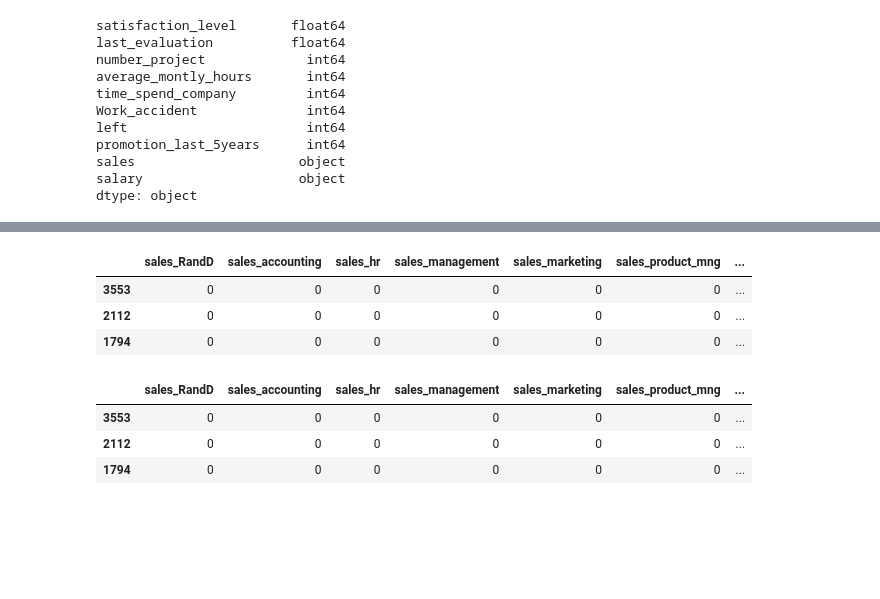
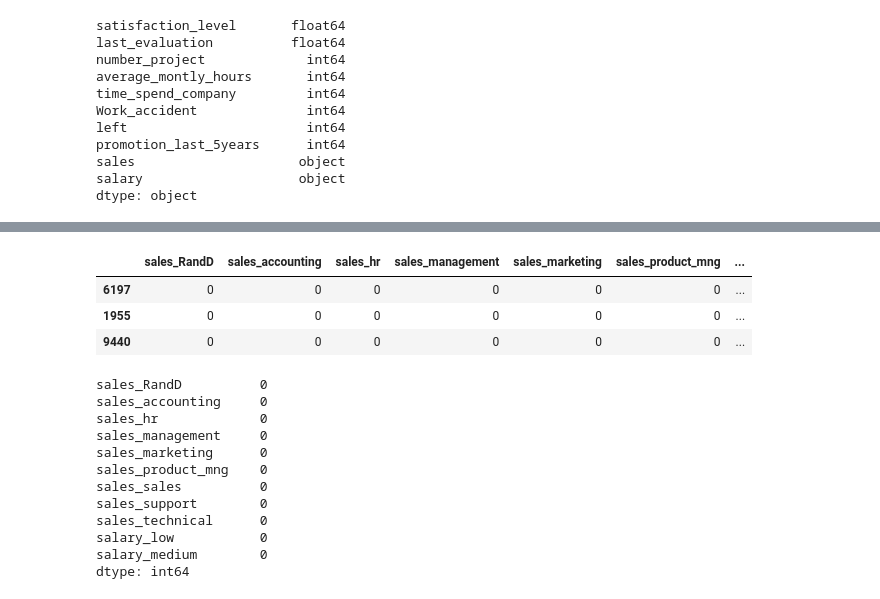
Before and after one commit to Mesterumit/Employee_Turnover_model, a Jupyter notebook: Employee_Turnover_App.ipynb, the cells around one changed output, grey strips where cells are left out. Saved outputs shown, nothing was run; the diff lists cells and outputs as text; code cells hidden in the pictures; blank space fills up the shorter version.

```diff
--- a/Employee_Turnover_App.ipynb
+++ b/Employee_Turnover_App.ipynb
@@ -257,23 +256,31 @@ X_train, X_test , y_train, y_test = train_test_split(
 )
 # %%
 # Pre-process the data by converting categorical columns to numerical columns by:
-categorical_col_X_train = X_train.select_dtypes(include=['object']).columns
-categorical_col_X_test  = X_test.select_dtypes(include=['object']).columns
+categorical_col = X_train.select_dtypes(include=['object']).columns
+# categorical_col_X_test  = X_test.select_dtypes(include=['object']).columns
 # %%
 # - Applying get_dummies() to the categorical variables
-X_train_cat = pd.get_dummies(X_train[categorical_col_X_train ], drop_first=True,  dtype=int)
+X_train_cat = pd.get_dummies(X_train[categorical_col], drop_first=True,  dtype=int)
 X_train_cat.head(3)
 # %% [output]
 |  | sales_RandD | sales_accounting | sales_hr | sales_management | sales_marketing | sales_product_mng | ... |
-| 3553 | 0 | 0 | 0 | 0 | 0 | 0 | ... |
-| 2112 | 0 | 0 | 0 | 0 | 0 | 0 | ... |
-| 1794 | 0 | 0 | 0 | 0 | 0 | 0 | ... |
+| 6197 | 0 | 0 | 0 | 0 | 0 | 0 | ... |
+| 1955 | 0 | 0 | 0 | 0 | 0 | 0 | ... |
+| 9440 | 0 | 0 | 0 | 0 | 0 | 0 | ... |
 # %%
-X_test_cat = pd.get_dummies(X_train[categorical_col_X_test], drop_first=True,  dtype=int)
-X_test_cat.head(3)
+X_test_cat = pd.get_dummies(X_test[categorical_col], drop_first=True,  dtype=int)
+pd.DataFrame(X_test_cat).isna().sum()
 # %% [output]
-|  | sales_RandD | sales_accounting | sales_hr | sales_management | sales_marketing | sales_product_mng | ... |
-| 3553 | 0 | 0 | 0 | 0 | 0 | 0 | ... |
-| 2112 | 0 | 0 | 0 | 0 | 0 | 0 | ... |
-| 1794 | 0 | 0 | 0 | 0 | 0 | 0 | ... |
+sales_RandD          0
+sales_accounting     0
+sales_hr             0
+sales_management     0
+sales_marketing      0
+sales_product_mng    0
+sales_sales          0
+sales_support        0
+sales_technical      0
+salary_low           0
+salary_medium        0
+dtype: int64
 # %%
```
Also changed, not shown: parts of 18 cells of this notebook.
